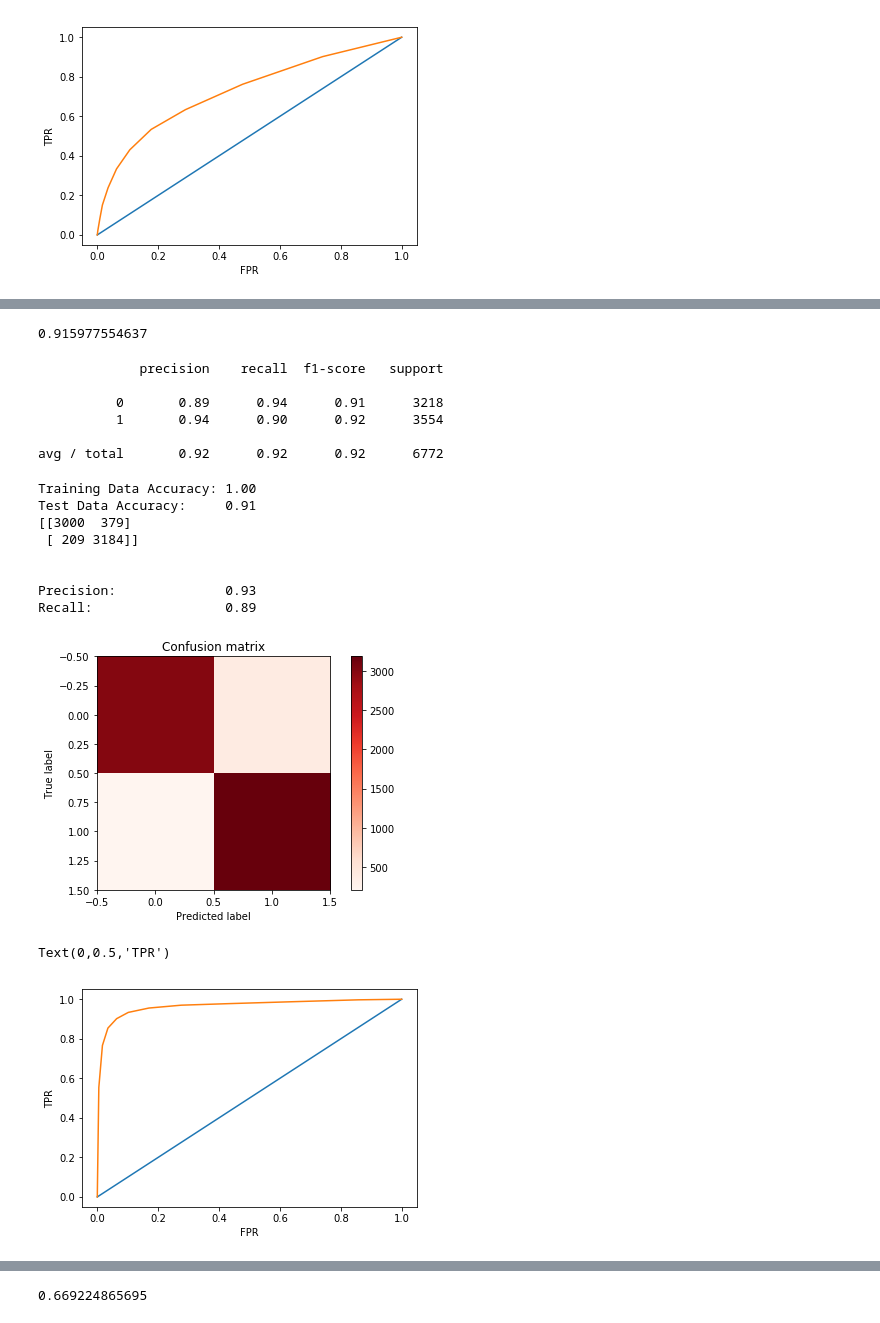
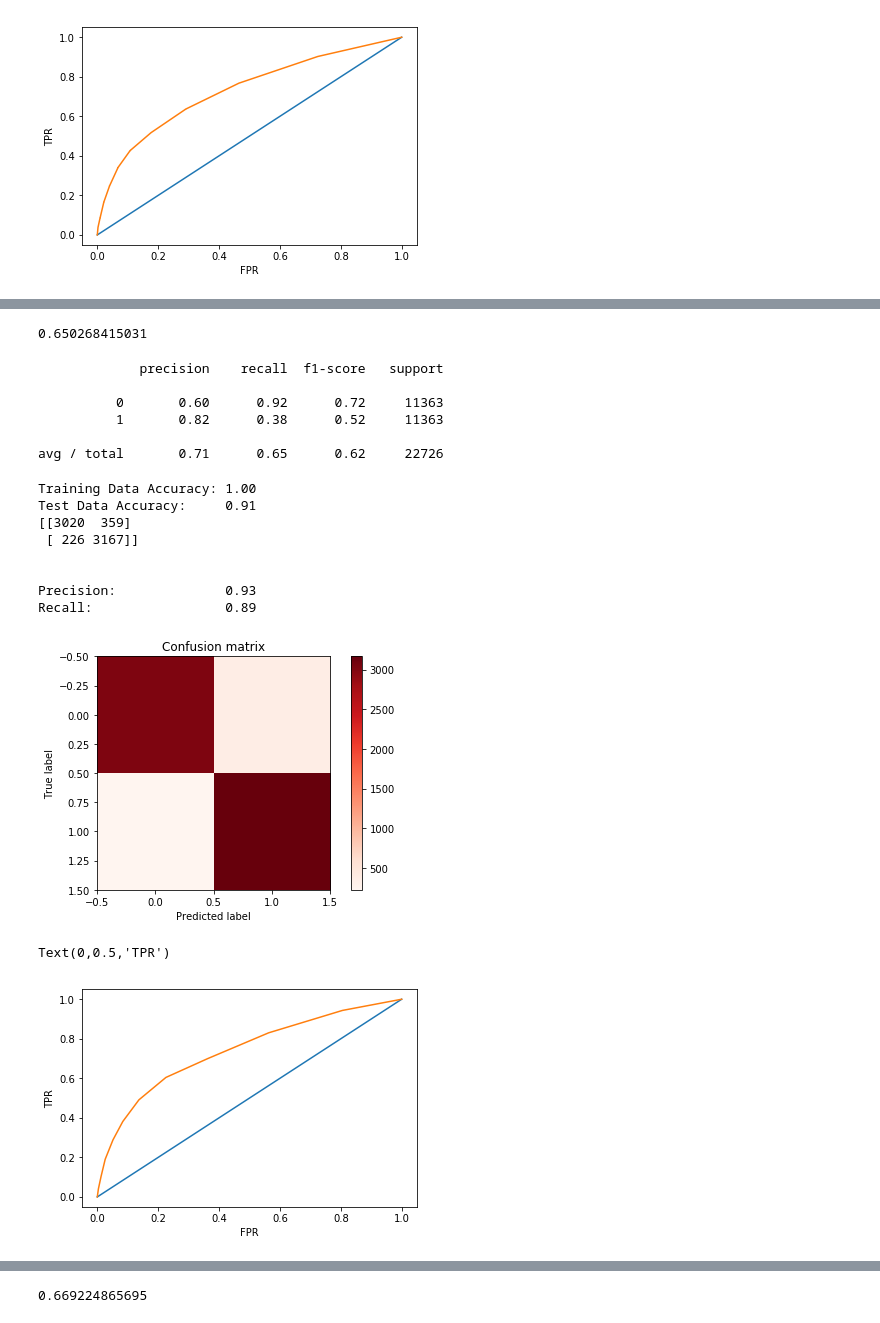
Before and after one commit to Jzbooth/Booth_Metis, a Jupyter notebook: Project_3/project_3_RandomForest.ipynb, the cells around one changed output, grey strips where cells are left out. Drawn from its saved outputs; the diff is of its cells as text; code cells hidden in the pictures.

```diff
--- a/Project_3/project_3_RandomForest.ipynb
+++ b/Project_3/project_3_RandomForest.ipynb
@@ -48,8 +48,8 @@ with open("ccdf_upsampled_test.pkl", 'rb') as picklefile:
     ccdf_up_final_test = pickle.load(picklefile)
 
 
-X_up_final_test = ccdf_up_final_test.drop('default',1)
-y_up_final_test = ccdf_up_final_test.default
+X_up_test = ccdf_up_final_test.drop('default',1)
+y_up_test = ccdf_up_final_test.default
 # %%
 def plot_confusion_matrix(cm,title='Confusion matrix', cmap=plt.cm.Reds):
     plt.imshow(cm, interpolation='nearest',cmap=cmap)
@@ -96,7 +96,6 @@ y_down = ccdf_down['default']
 # %%
 X_train, X_test, y_train, y_test = train_test_split(X, y, test_size=0.3, random_state=1234)
 
-X_up_train, X_up_test, y_up_train, y_up_test = train_test_split(X_up, y_up, test_size=0.3, random_state=1234)
 
 X_down_train, X_down_test, y_down_train, y_down_test = train_test_split(X_down, y_down, test_size=0.3, random_state=1234)
 # %%
@@ -192,28 +191,28 @@ roc_auc
 # %%
 #Random forest classifier
 rfc = RandomForestClassifier()
-fit = rfc.fit(X_up_train, y_up_train)
+fit = rfc.fit(X_up, y_up)
 yhat_up = fit.predict(X_up_test)
 rfc_score = fit.score(X_up_test, y_up_test)
 print(rfc_score)
 # %% [output]
-0.915977554637
+0.650268415031
 # %%
-print(classification_report(yhat_up, y_up_test))
+print(classification_report(y_up_test, yhat_up))
 # %% [output]
              precision    recall  f1-score   support
 
-          0       0.89      0.94      0.91      3218
-          1       0.94      0.90      0.92      3554
+          0       0.60      0.92      0.72     11363
+          1       0.82      0.38      0.52     11363
 
-avg / total       0.92      0.92      0.92      6772
+avg / total       0.71      0.65      0.62     22726
 # %%
 train_score(rfc,X_up,y_up)
 # %% [output]
 Training Data Accuracy: 1.00
 Test Data Accuracy:     0.91
-[[3000  379]
- [ 209 3184]]
+[[3020  359]
+ [ 226 3167]]
 
 
 Precision:              0.93
@@ -222,19 +221,19 @@ Recall:                 0.89
 # %%
 # What about ROC ?
 rfc = RandomForestClassifier()
-rfc.fit(X_up_train, y_up_train)
+rfc.fit(X_up, y_up)
 
 y_up_score=rfc.predict_proba(X_up_test)[:,1]
 
 fpr_up, tpr_up,m = roc_curve(y_up_test, y_up_score)
 roc_auc_up = auc(fpr_up, tpr_up)
 
 plt.figure()
 # Plotting our Baseline..
 plt.plot([0,1],[0,1])
 plt.plot(fpr_up,tpr_up)
 plt.xlabel('FPR')
 plt.ylabel('TPR')
 # %% [output]
 Text(0,0.5,'TPR')
-[figure, old version]
+[figure, new version]
```
Also changed, not shown: parts of 15 cells of this notebook, 10 other files.
